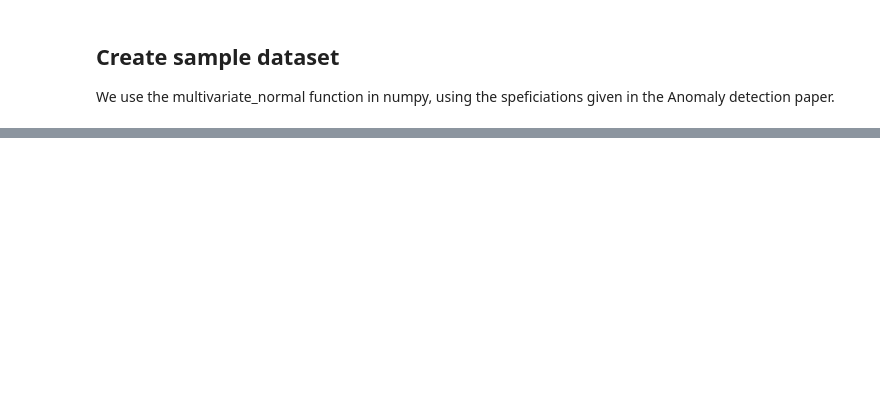
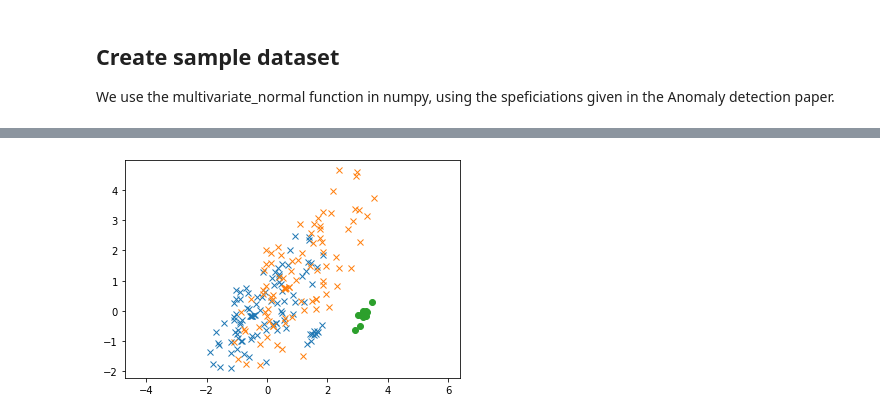
Before and after one commit to ananya-k15/data-depth, a Jupyter notebook: data_depth.ipynb, the cells around one changed output, grey strips where cells are left out. Saved outputs shown, nothing was run; the diff lists cells and outputs as text; code cells hidden in the pictures; blank space fills up the shorter version.

```diff
--- a/data_depth.ipynb
+++ b/data_depth.ipynb
@@ -95,0 +139,16 @@ UnboundLocalError: local variable 'ddalpha_exact' referenced before assignment
+# %%
+from scipy import stats
+zscores = stats.zscore(combined_data, axis=0, ddof=1)
+
+# separate zscores greater than 3
+zx = zscores[:,0]
+zy = zscores[:,1]
+
+# Plot the combined dataset
+plt.plot(zx, zy, 'x')
+plt.plot(x, y, 'x')
+plt.plot(anom_x, anom_y, 'o')
+plt.axis('equal')
+plt.show()
+# %% [output]
+[figure, added]
```
Also changed, not shown: parts of 14 cells of this notebook.
